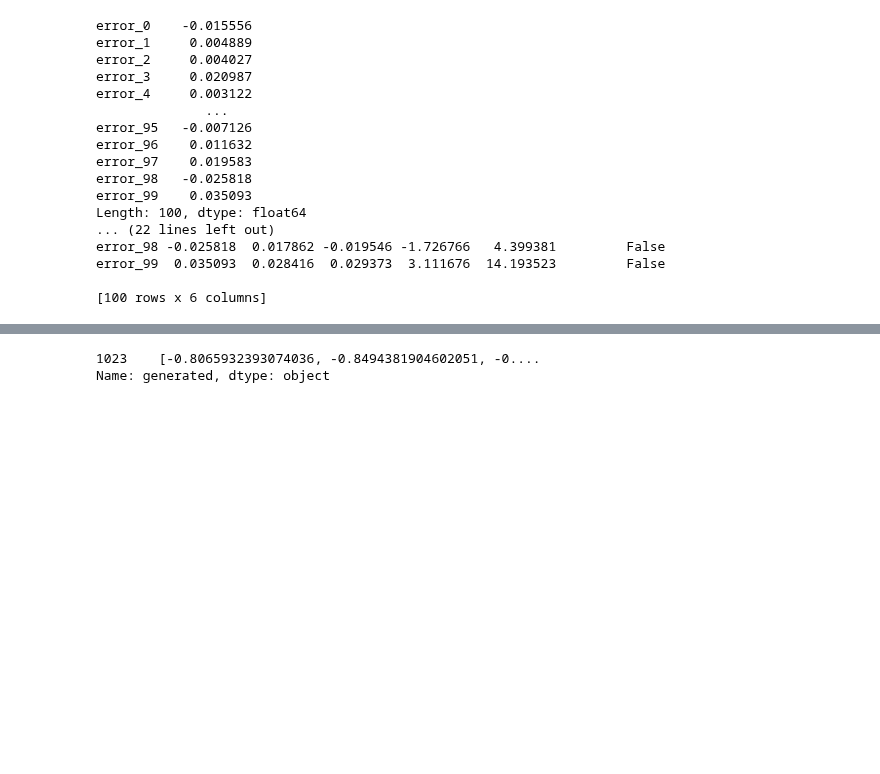
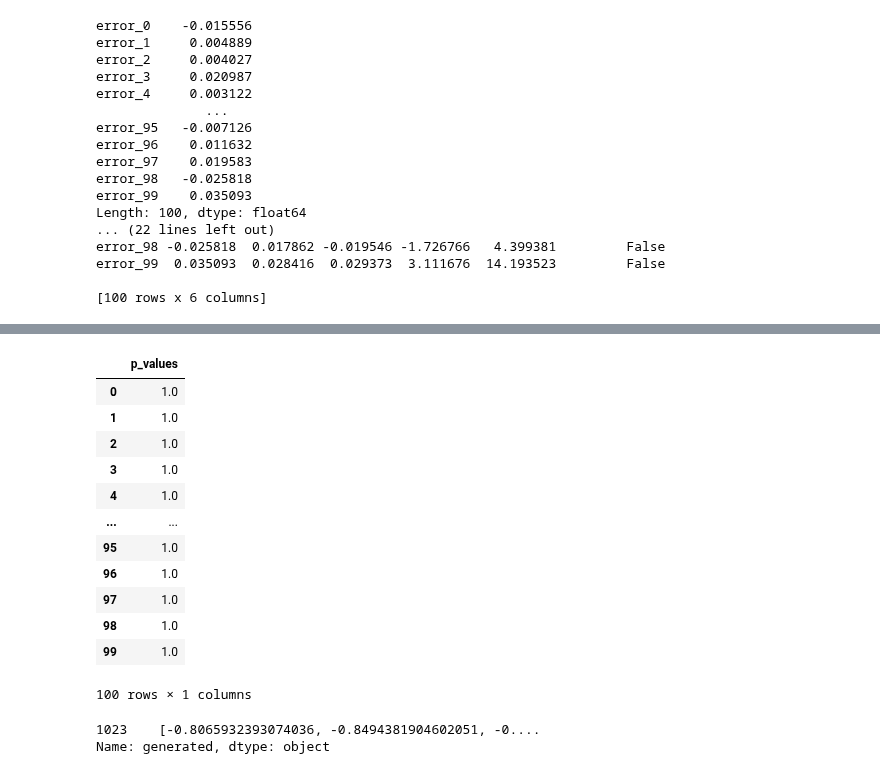
Before and after one commit to matteorofrano/CGAN-for-probability-distribution-generation, a Jupyter notebook: tests.ipynb, the cells around one changed output, grey strips where cells are left out. Drawn from its saved outputs; the diff is of its cells as text; code cells hidden in the pictures; blank space fills up the shorter version.

Commit message:
ks_test added

```diff
--- a/tests.ipynb
+++ b/tests.ipynb
@@ -202,0 +202,20 @@ plot_learning_curve('generated_vs_true.csv')
+# %%
+# data simulation
+# example
+X0_range = (0.0,1.0)
+mu_range = (0.0, 0.0)
+sigma_range = (0.001, 1.0)
+T = 1.0        # Time horizon (1 year)
+N = 252        # Number of time steps
+J = 100        # Number of paths to simulate
+SEED=42
+
+# --- Run the Simulation ---
+sim = DataSimulator(X0_range=X0_range, mu_range=mu_range, sigma_range=sigma_range,
+                            T=T, N=N, n_simulations=J, seed=SEED)
+
+paths = sim.get_paths()
+pdfs= sim.get_pdf(n_steps_ahead=10, n_bins=100)
+# %%
+conditional_gan = MyCGAN(max_epoch=100, name='CGAN_bins')
+conditional_gan.load_models()
@@ -202,0 +230,6 @@ plot_learning_curve('generated_vs_true.csv')
+# %%
+mydata, mean, std = prepare_data(pdfs, paths)
+preds, _ = conditional_gan.predict(mydata)
+
+preds_rescaled = preds*std + mean
+preds_rescaled
@@ -203,3 +252,27 @@ plot_learning_curve('generated_vs_true.csv')
+# %%
+generated = preds_rescaled.numpy()
+p_values = []
+for i, row in enumerate(pdfs):
+    _, p_value = ks_test_gan_cdf(generated[i], row)
+    p_values.append(p_value)
+
+test_df = pd.DataFrame({'p_values':p_values})
+# %%
+test_df
+# %% [output]
+|  | p_values |
+| 0 | 1.0 |
+| 1 | 1.0 |
+| 2 | 1.0 |
+| 3 | 1.0 |
+| 4 | 1.0 |
+| ... | ... |
+| 95 | 1.0 |
+| 96 | 1.0 |
+| 97 | 1.0 |
+| 98 | 1.0 |
+| 99 | 1.0 |
+100 rows × 1 columns
 # %%
 import pandas as pd
 
```
Also changed, not shown: parts of 5 cells of this notebook, 4 other files.
